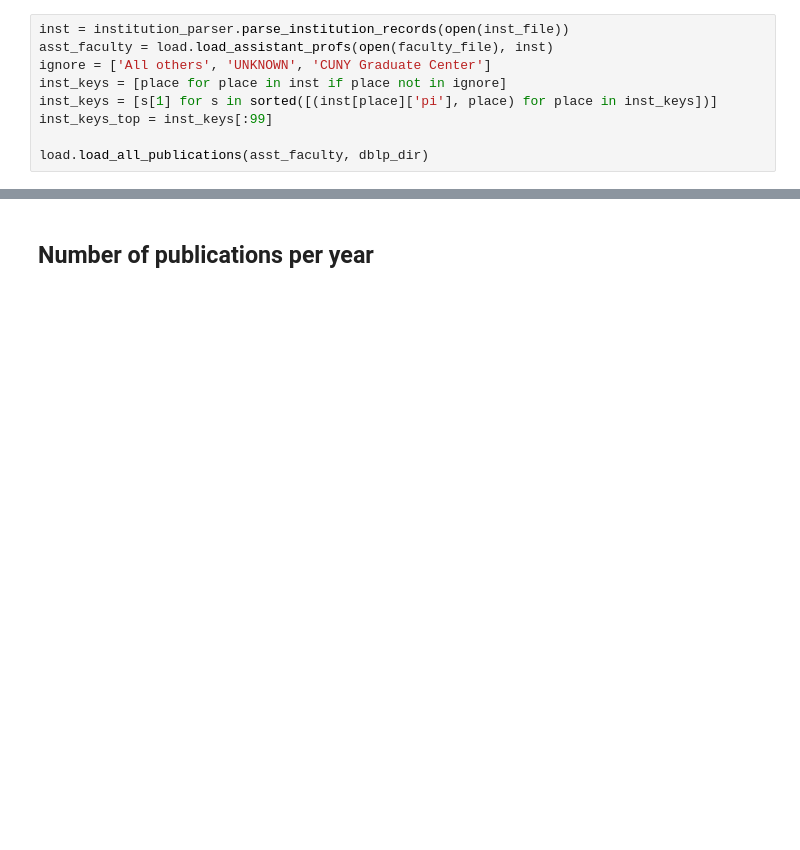
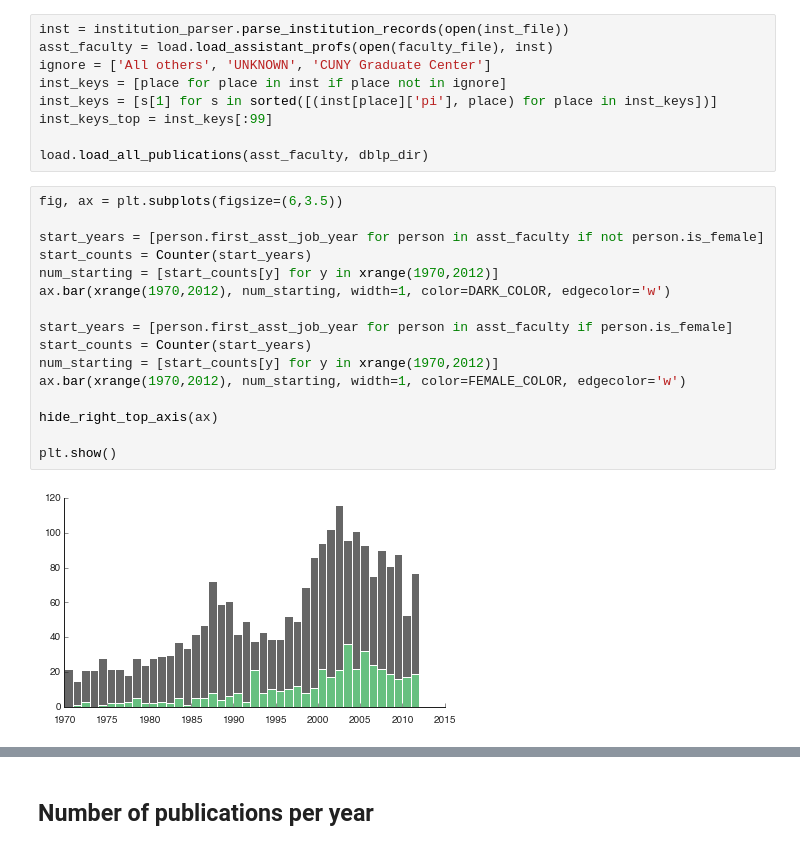
Before and after one commit to samfway/faculty_hiring, a Jupyter notebook: notebooks-steeples/Personal Trajectories.ipynb, the cells around one changed output, grey strips where cells are left out. Saved outputs shown, nothing was run; the diff lists cells and outputs as text; blank space fills up the shorter version.

```diff
--- a/notebooks-steeples/Personal Trajectories.ipynb
+++ b/notebooks-steeples/Personal Trajectories.ipynb
@@ -36,3 +36,21 @@ inst_keys = [s[1] for s in sorted([(inst[place]['pi'], place) for place in inst_
 inst_keys_top = inst_keys[:99]
 
 load.load_all_publications(asst_faculty, dblp_dir)
+# %%
+fig, ax = plt.subplots(figsize=(6,3.5))
+
+start_years = [person.first_asst_job_year for person in asst_faculty if not person.is_female]
+start_counts = Counter(start_years)
+num_starting = [start_counts[y] for y in xrange(1970,2012)]
+ax.bar(xrange(1970,2012), num_starting, width=1, color=DARK_COLOR, edgecolor='w')
+
+start_years = [person.first_asst_job_year for person in asst_faculty if person.is_female]
+start_counts = Counter(start_years)
+num_starting = [start_counts[y] for y in xrange(1970,2012)]
+ax.bar(xrange(1970,2012), num_starting, width=1, color=FEMALE_COLOR, edgecolor='w')
+
+hide_right_top_axis(ax)
+
+plt.show()
+# %% [output]
+[figure, added]
```
Also changed, not shown: parts of 36 cells of this notebook, 11 other files.
